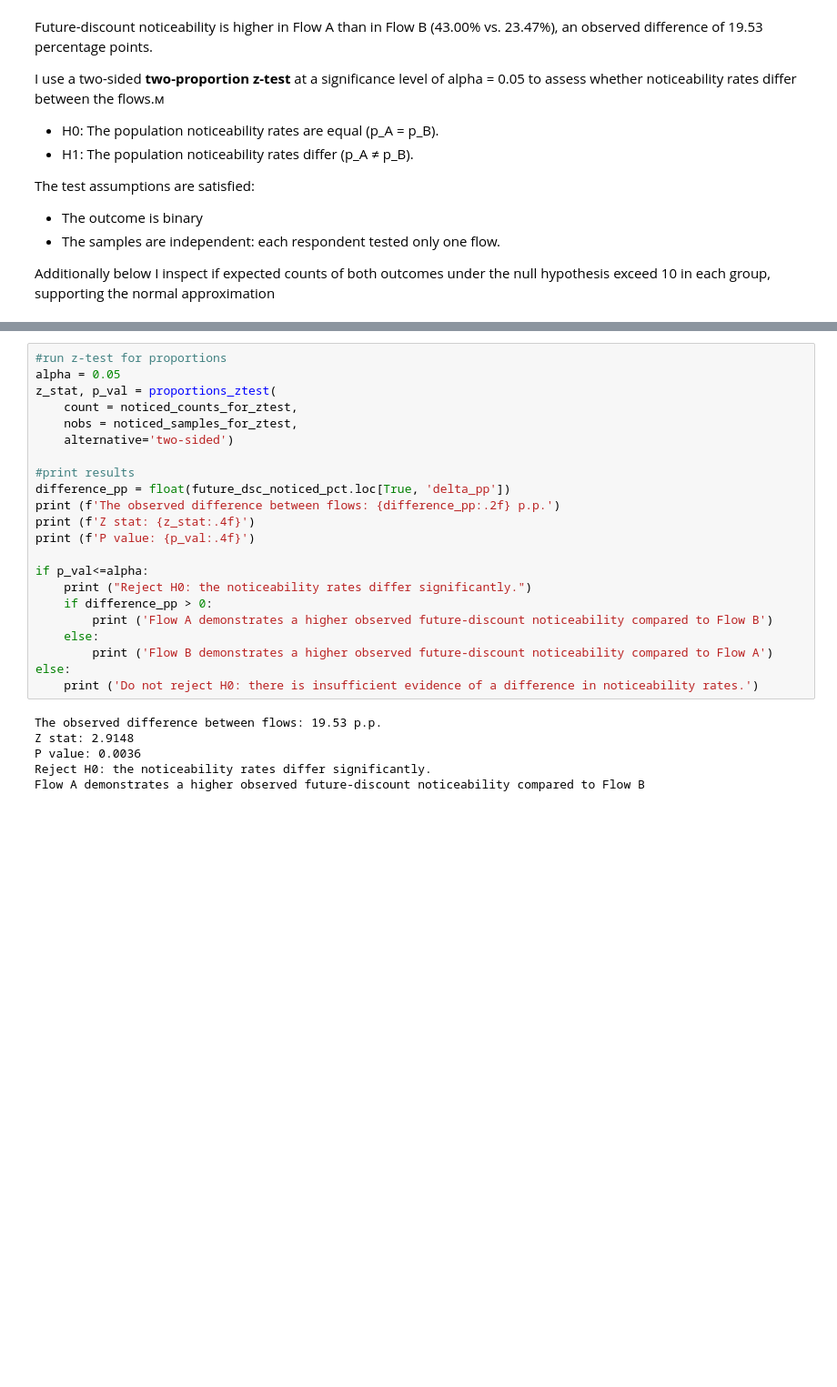
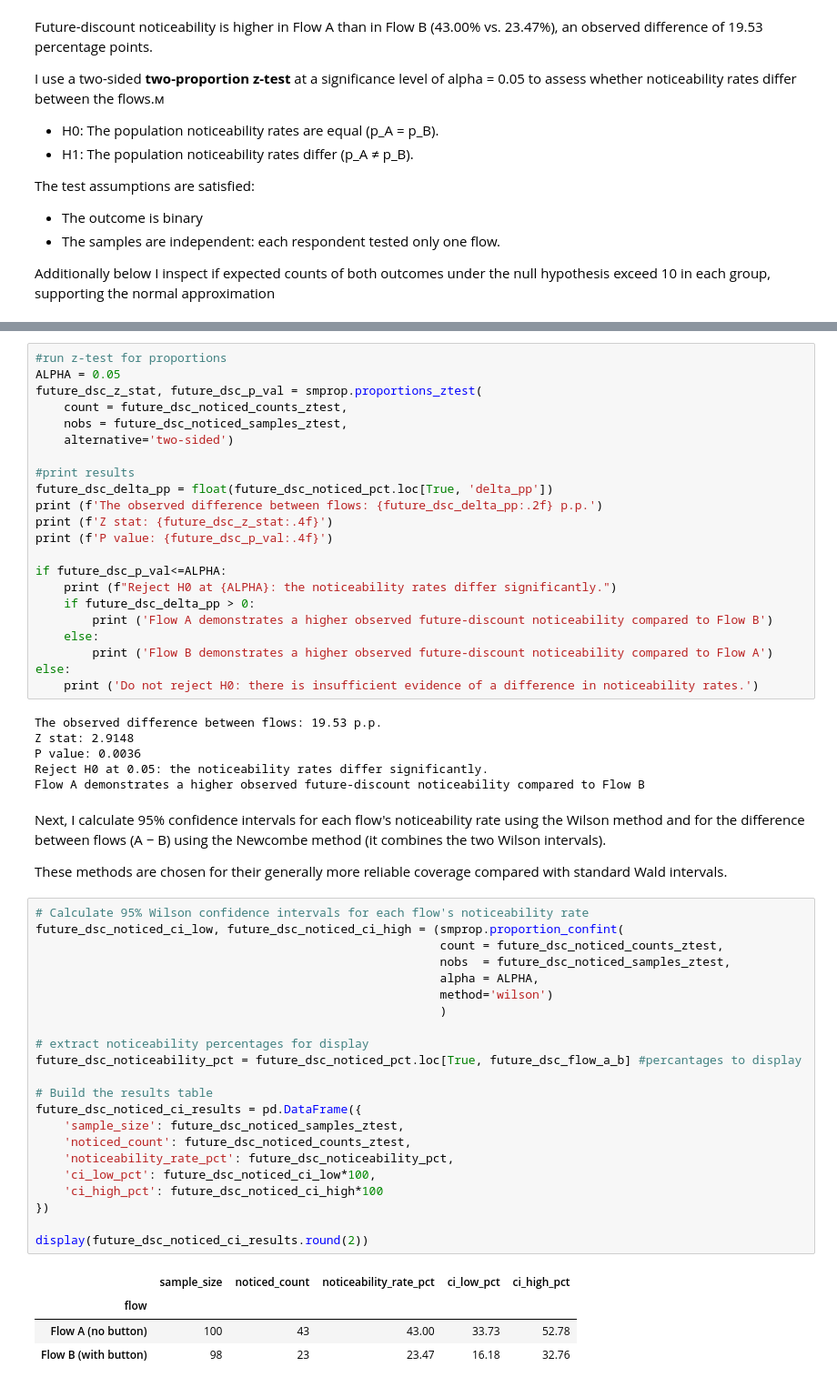
Before and after one commit to elena-kolo/payment-flow-experimentation-analysis, a Jupyter notebook: notebooks/03_prototype_analysis.ipynb, the cells around one changed output, grey strips where cells are left out. Shown at 91% size. Cells and saved outputs as stored; diff of their text form; blank space fills up the shorter version.

```diff
--- a/notebooks/03_prototype_analysis.ipynb
+++ b/notebooks/03_prototype_analysis.ipynb
@@ -216,21 +218,21 @@ display(expected_counts_for_ztest.round(2))
 | Flow B (with button) | 32.67 | 65.33 |
 # %%
 #run z-test for proportions
-alpha = 0.05
-z_stat, p_val = proportions_ztest(
-    count = noticed_counts_for_ztest,
-    nobs = noticed_samples_for_ztest,
+ALPHA = 0.05
+future_dsc_z_stat, future_dsc_p_val = smprop.proportions_ztest(
+    count = future_dsc_noticed_counts_ztest,
+    nobs = future_dsc_noticed_samples_ztest,
     alternative='two-sided')
 
 #print results
-difference_pp = float(future_dsc_noticed_pct.loc[True, 'delta_pp'])
-print (f'The observed difference between flows: {difference_pp:.2f} p.p.')
-print (f'Z stat: {z_stat:.4f}')
-print (f'P value: {p_val:.4f}')
+future_dsc_delta_pp = float(future_dsc_noticed_pct.loc[True, 'delta_pp'])
+print (f'The observed difference between flows: {future_dsc_delta_pp:.2f} p.p.')
+print (f'Z stat: {future_dsc_z_stat:.4f}')
+print (f'P value: {future_dsc_p_val:.4f}')
 
-if p_val<=alpha:
-    print ("Reject H0: the noticeability rates differ significantly.")
-    if difference_pp > 0:
+if future_dsc_p_val<=ALPHA:
+    print (f"Reject H0 at {ALPHA}: the noticeability rates differ significantly.")
+    if future_dsc_delta_pp > 0:
         print ('Flow A demonstrates a higher observed future-discount noticeability compared to Flow B')
     else:
         print ('Flow B demonstrates a higher observed future-discount noticeability compared to Flow A')
@@ -240,5 +242,37 @@ else:
 The observed difference between flows: 19.53 p.p.
 Z stat: 2.9148
 P value: 0.0036
-Reject H0: the noticeability rates differ significantly.
+Reject H0 at 0.05: the noticeability rates differ significantly.
 Flow A demonstrates a higher observed future-discount noticeability compared to Flow B
+# %% [markdown]
+Next, I calculate 95% confidence intervals for each flow's noticeability rate using the Wilson method and for the difference between flows
+(A − B) using the Newcombe method (it combines the two Wilson intervals).
+
+These methods are chosen for their generally more reliable coverage compared with standard Wald intervals.
+# %%
+# Calculate 95% Wilson confidence intervals for each flow's noticeability rate
+future_dsc_noticed_ci_low, future_dsc_noticed_ci_high = (smprop.proportion_confint(
+                                                         count = future_dsc_noticed_counts_ztest,
+                                                         nobs  = future_dsc_noticed_samples_ztest,
+                                                         alpha = ALPHA,
+                                                         method='wilson')
+                                                         )
+
+# extract noticeability percentages for display
+future_dsc_noticeability_pct = future_dsc_noticed_pct.loc[True, future_dsc_flow_a_b] #percantages to display
+
+# Build the results table
+future_dsc_noticed_ci_results = pd.DataFrame({
+    'sample_size': future_dsc_noticed_samples_ztest,
+    'noticed_count': future_dsc_noticed_counts_ztest,
+    'noticeability_rate_pct': future_dsc_noticeability_pct,
+    'ci_low_pct': future_dsc_noticed_ci_low*100,
+    'ci_high_pct': future_dsc_noticed_ci_high*100
+})
+
+display(future_dsc_noticed_ci_results.round(2))
+# %% [output]
+|  | sample_size | noticed_count | noticeability_rate_pct | ci_low_pct | ci_high_pct |
+| flow |  |  |  |  |  |
+| Flow A (no button) | 100 | 43 | 43.00 | 33.73 | 52.78 |
+| Flow B (with button) | 98 | 23 | 23.47 | 16.18 | 32.76 |
```
Also changed, not shown: parts of 6 cells of this notebook.
